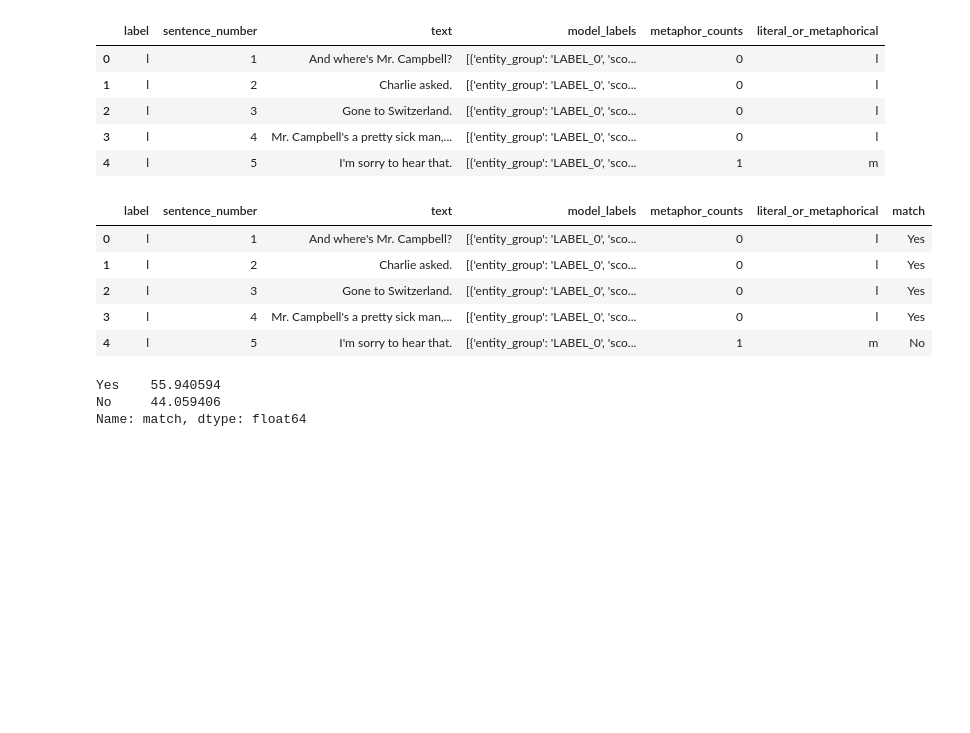
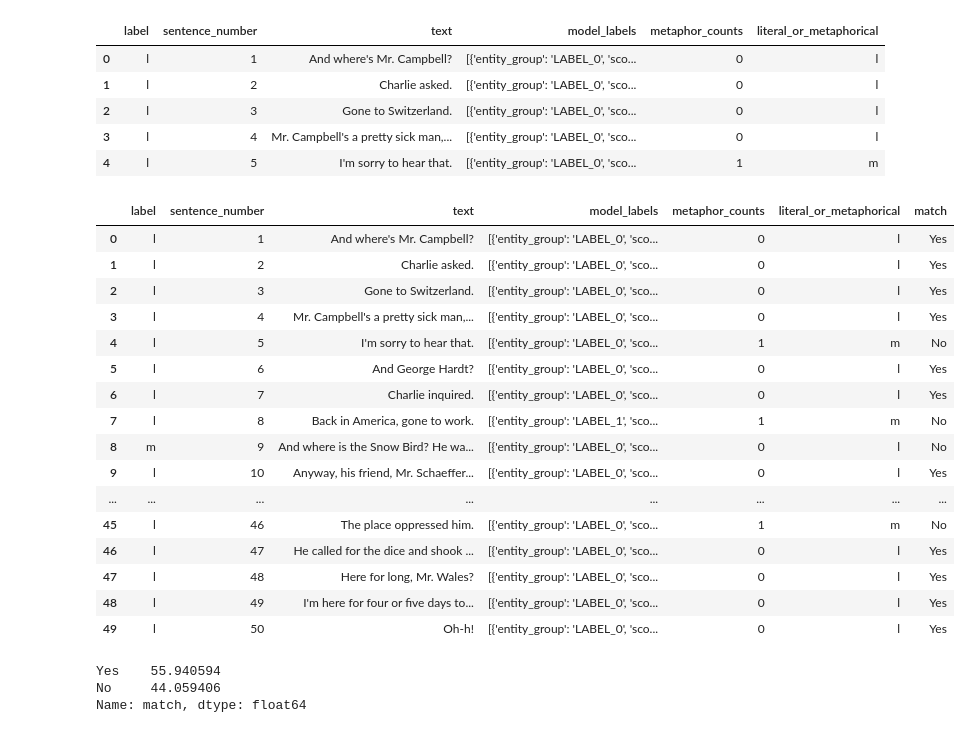
Before and after one commit to kspicer80/metaphor_playground, a Jupyter notebook: model_testing.ipynb, the cells around one changed output. Cells and saved outputs as stored; diff of their text form; code cells hidden in the pictures; blank space fills up the shorter version.

```diff
--- a/model_testing.ipynb
+++ b/model_testing.ipynb
@@ -50,14 +50,25 @@ df.head()
 # %%
 df['match'] = np.where(df['label'] == df['literal_or_metaphorical'], 'Yes', 'No')
 # %%
-df.head()
+df.head(50)
 # %% [output]
 |  | label | sentence_number | text | model_labels | metaphor_counts | literal_or_metaphorical | match |
 | 0 | l | 1 | And where's Mr. Campbell? | [{'entity_group': 'LABEL_0', 'sco... | 0 | l | Yes |
 | 1 | l | 2 | Charlie asked. | [{'entity_group': 'LABEL_0', 'sco... | 0 | l | Yes |
 | 2 | l | 3 | Gone to Switzerland. | [{'entity_group': 'LABEL_0', 'sco... | 0 | l | Yes |
 | 3 | l | 4 | Mr. Campbell's a pretty sick man,... | [{'entity_group': 'LABEL_0', 'sco... | 0 | l | Yes |
 | 4 | l | 5 | I'm sorry to hear that. | [{'entity_group': 'LABEL_0', 'sco... | 1 | m | No |
+| 5 | l | 6 | And George Hardt? | [{'entity_group': 'LABEL_0', 'sco... | 0 | l | Yes |
+| 6 | l | 7 | Charlie inquired. | [{'entity_group': 'LABEL_0', 'sco... | 0 | l | Yes |
+| 7 | l | 8 | Back in America, gone to work. | [{'entity_group': 'LABEL_1', 'sco... | 1 | m | No |
+| 8 | m | 9 | And where is the Snow Bird? He wa... | [{'entity_group': 'LABEL_0', 'sco... | 0 | l | No |
+| 9 | l | 10 | Anyway, his friend, Mr. Schaeffer... | [{'entity_group': 'LABEL_0', 'sco... | 0 | l | Yes |
+| ... | ... | ... | ... | ... | ... | ... | ... |
+| 45 | l | 46 | The place oppressed him. | [{'entity_group': 'LABEL_0', 'sco... | 1 | m | No |
+| 46 | l | 47 | He called for the dice and shook ... | [{'entity_group': 'LABEL_0', 'sco... | 0 | l | Yes |
+| 47 | l | 48 | Here for long, Mr. Wales? | [{'entity_group': 'LABEL_0', 'sco... | 0 | l | Yes |
+| 48 | l | 49 | I'm here for four or five days to... | [{'entity_group': 'LABEL_0', 'sco... | 0 | l | Yes |
+| 49 | l | 50 | Oh-h! | [{'entity_group': 'LABEL_0', 'sco... | 0 | l | Yes |
 # %%
 counts = df['match'].value_counts(normalize=True) * 100
 counts
```
Also changed, not shown: parts of 4 cells of this notebook.
